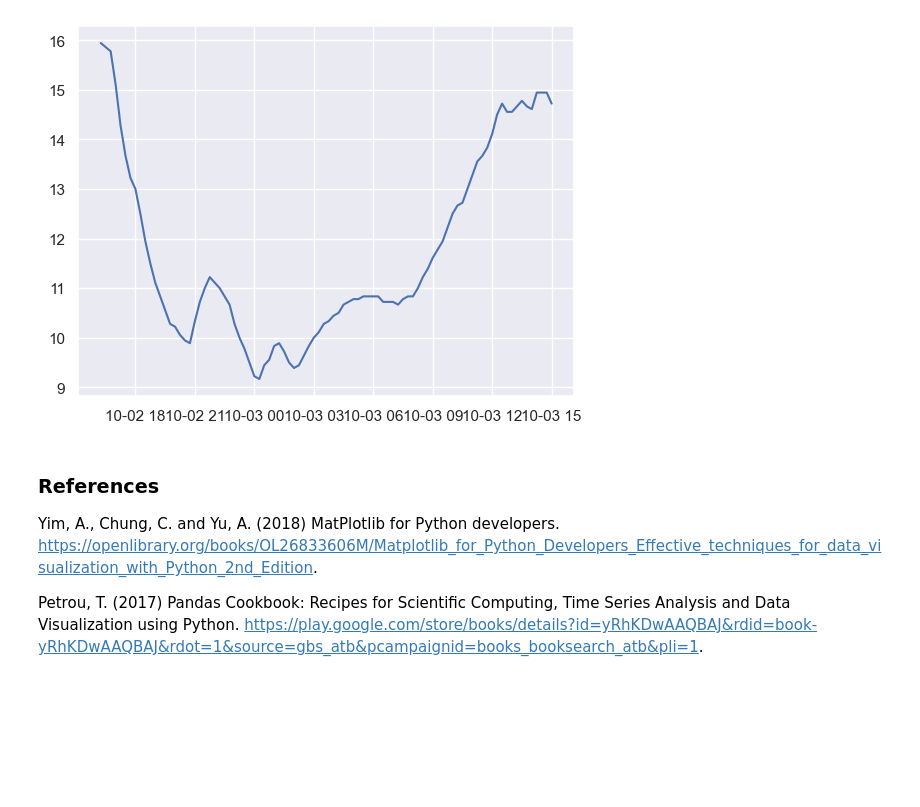
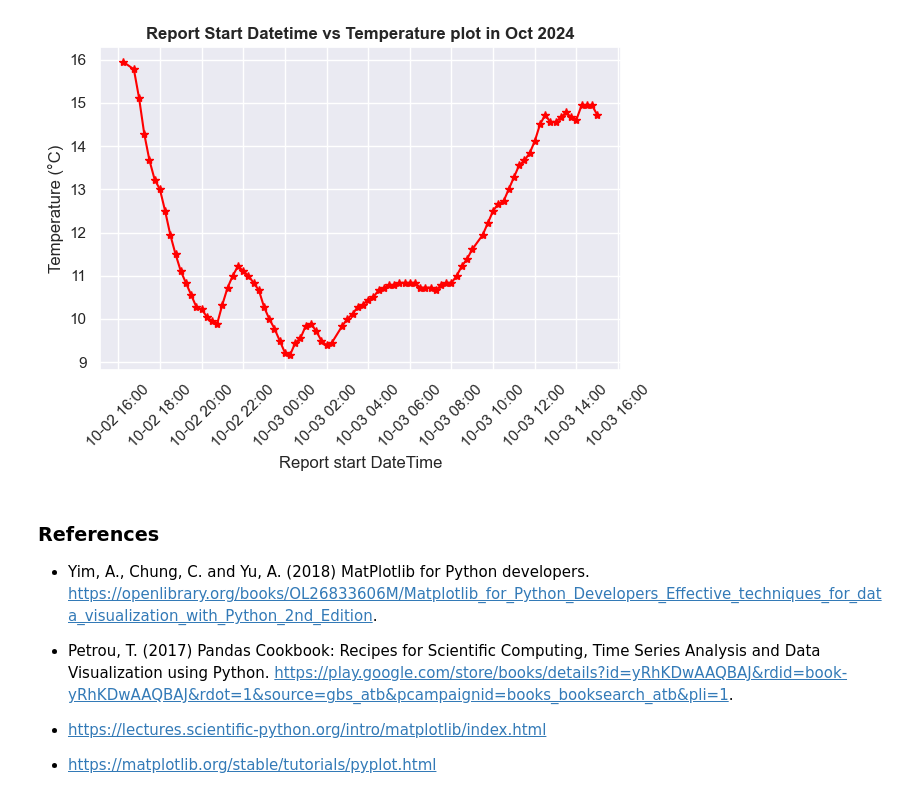
Before and after one commit to Gtalen/PFDA, a Jupyter notebook: pfda_assignment/assignment2_weather.ipynb, the cells around one changed output. Saved outputs shown, nothing was run; the diff lists cells and outputs as text; code cells hidden in the pictures; blank space fills up the shorter version.

```diff
--- a/pfda_assignment/assignment2_weather.ipynb
+++ b/pfda_assignment/assignment2_weather.ipynb
@@ -163,12 +113,36 @@ with open(filepath, "r") as weather:
-# %%
-plt.plot(df['reportStartDateTime'], df['dryBulbTemperature_Celsius'])
-plt.show()
-# %% [output]
-[figure, removed]
+# %%
+# Plot temperature vs report start datetime in OCtober 2024
+plt.plot(df['reportStartDateTime'], df['dryBulbTemperature_Celsius'], marker='*', color='red')
+
+# Adding labels and title
+plt.title('Report Start Datetime vs Temperature plot in Oct 2024',  fontweight = 'semibold')
+plt.xlabel('Report start DateTime')
+plt.ylabel('Temperature (°C)')
+
+# Format x-axis to display both date and time
+plt.gca().xaxis.set_major_formatter(mdates.DateFormatter('%m-%d %H:%M'))
+
+# Set tick placement to every 2 hours
+plt.gca().xaxis.set_major_locator(mdates.HourLocator(interval=2))
+
+# Format the x-axis for easy readability
+plt.xticks(rotation=45)
+plt.grid(True)
+
+# Display the plot
+plt.tight_layout()
+plt.show()
+# %% [output]
+[figure, added]
 # %% [markdown]
 ### References
 
-Yim, A., Chung, C. and Yu, A. (2018) MatPlotlib for Python developers. https://openlibrary.org/books/OL26833606M/Matplotlib_for_Python_Developers_Effective_techniques_for_data_visualization_with_Python_2nd_Edition.
+- Yim, A., Chung, C. and Yu, A. (2018) MatPlotlib for Python developers. https://openlibrary.org/books/OL26833606M/Matplotlib_for_Python_Developers_Effective_techniques_for_data_visualization_with_Python_2nd_Edition.
 
 
-Petrou, T. (2017) Pandas Cookbook: Recipes for Scientific Computing, Time Series Analysis and Data Visualization using Python. https://play.google.com/store/books/details?id=yRhKDwAAQBAJ&rdid=book-yRhKDwAAQBAJ&rdot=1&source=gbs_atb&pcampaignid=books_booksearch_atb&pli=1.
+- Petrou, T. (2017) Pandas Cookbook: Recipes for Scientific Computing, Time Series Analysis and Data Visualization using Python. https://play.google.com/store/books/details?id=yRhKDwAAQBAJ&rdid=book-yRhKDwAAQBAJ&rdot=1&source=gbs_atb&pcampaignid=books_booksearch_atb&pli=1.
+
+
+- https://lectures.scientific-python.org/intro/matplotlib/index.html
+
+- https://matplotlib.org/stable/tutorials/pyplot.html
```
Also changed, not shown: parts of 18 cells of this notebook, 3 other files.
